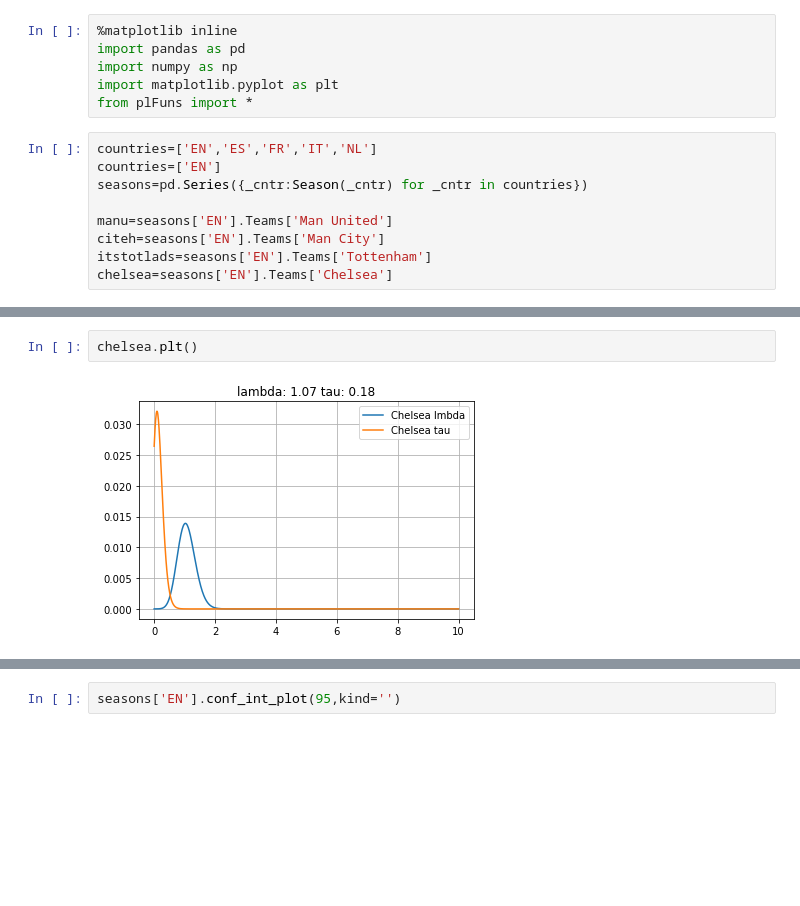
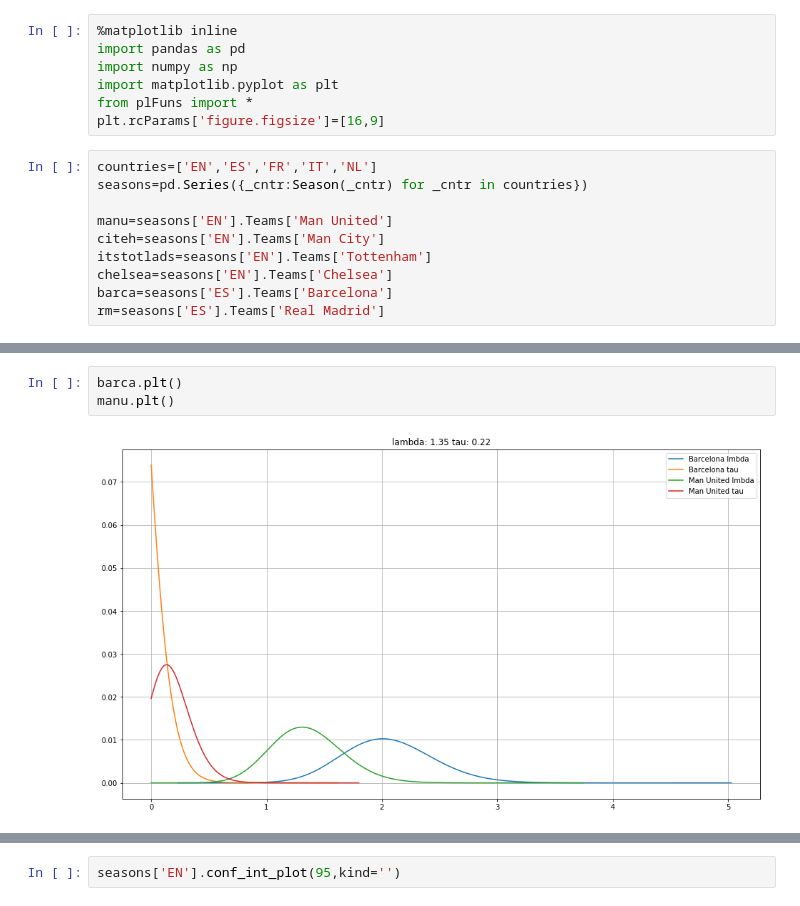
Before and after one commit to tchnvkng/python_notebooks, a Jupyter notebook: premier_league/pl.ipynb, the cells around one changed output, grey strips where cells are left out. Cells and saved outputs as stored; diff of their text form; blank space fills up the shorter version.

```diff
--- a/premier_league/pl.ipynb
+++ b/premier_league/pl.ipynb
@@ -4,13 +4,15 @@ import pandas as pd
 import numpy as np
 import matplotlib.pyplot as plt
 from plFuns import *
+plt.rcParams['figure.figsize']=[16,9]
 # %%
 countries=['EN','ES','FR','IT','NL']
-countries=['EN']
 seasons=pd.Series({_cntr:Season(_cntr) for _cntr in countries})
 
 manu=seasons['EN'].Teams['Man United']
 citeh=seasons['EN'].Teams['Man City']
 itstotlads=seasons['EN'].Teams['Tottenham']
 chelsea=seasons['EN'].Teams['Chelsea']
+barca=seasons['ES'].Teams['Barcelona']
+rm=seasons['ES'].Teams['Real Madrid']
 # %%
@@ -40,6 +37,7 @@ for _season in seasons:
-# %%
-chelsea.plt()
-# %% [output]
-[figure, removed]
+# %%
+barca.plt()
+manu.plt()
+# %% [output]
+[figure, added]
 # %%
 for _season in seasons:
```
Also changed, not shown: parts of 8 cells of this notebook, 1 other file.
